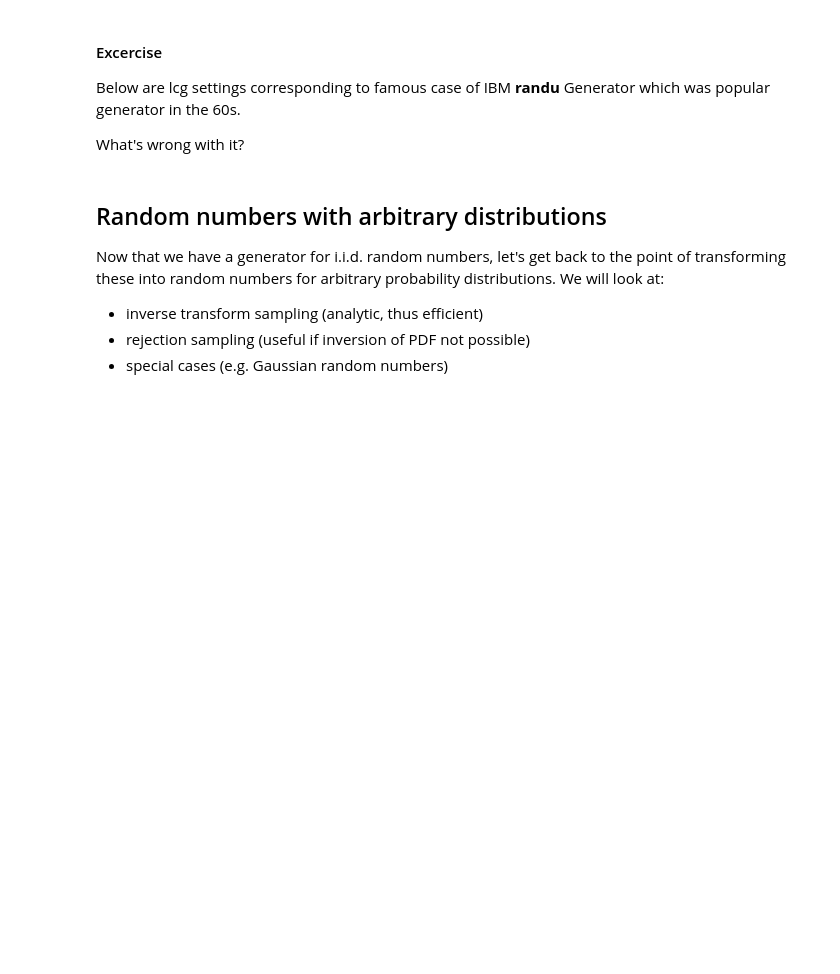
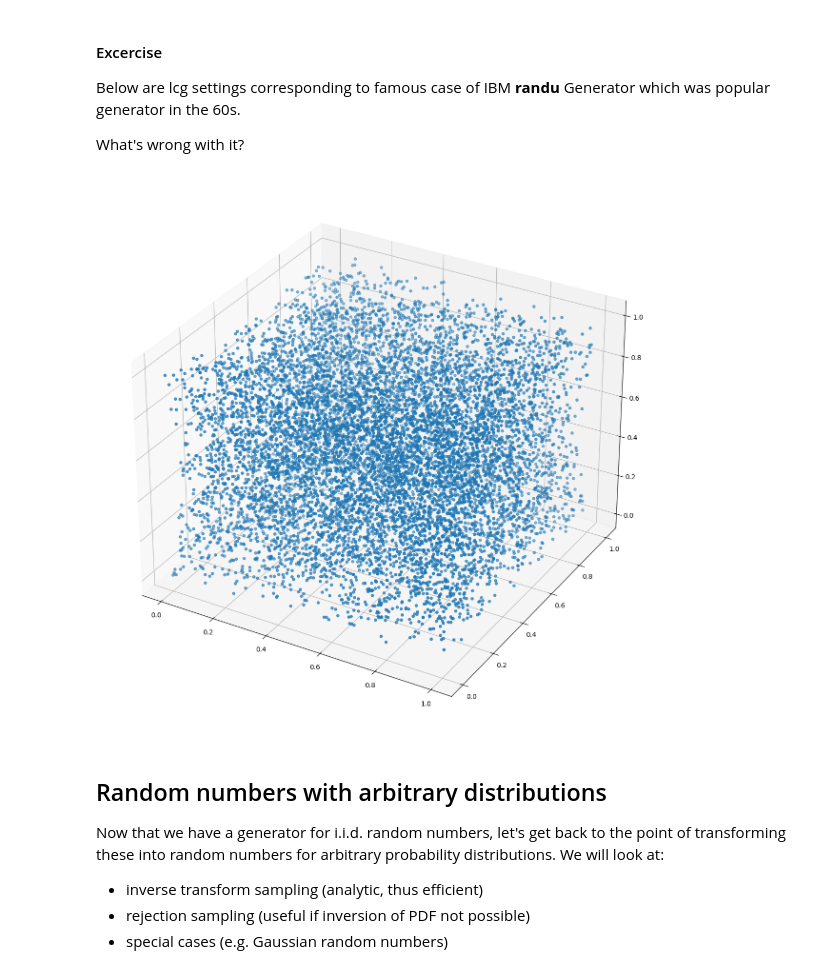
Before and after one commit to KohlensaeureJunk/DataAnalysiswithML, a Jupyter notebook: RandomNumbers.ipynb, the cells around one changed output. Saved outputs shown, nothing was run; the diff lists cells and outputs as text; code cells hidden in the pictures; blank space fills up the shorter version.

```diff
--- a/RandomNumbers.ipynb
+++ b/RandomNumbers.ipynb
@@ -172,16 +212,17 @@ What's wrong with it?
 # %%
 import numpy as np
 import matplotlib.pyplot as plt
-%matplotlib widget
 # currently only works on jupyterhub with python3.10 env
 m = 2147483648
 fr = lin_cong_iter(a=65539, c=0, m=m, I_0=10)
 ntot=30000
-lr=np.array([ next(fr)/m for i in range(ntot)])
-fig = plt.figure()
+lr=np.array([ next(fr)/m for _ in range(ntot)])
+fig = plt.figure(figsize=(15,15))
 ax = fig.add_subplot(projection='3d')
-ax.scatter(lr[0::3],lr[1::3],lr[2::3],marker='.')
+ax.scatter(lr[0::3],lr[1::3],lr[2::3],marker='.',s=60)
 plt.show()
+# %% [output]
+[figure, added]
 # %% [markdown]
 ## Random numbers with arbitrary distributions
 Now that we have a generator for i.i.d. random numbers, let's get back to the point of transforming these into random numbers for arbitrary probability distributions. We will look at:
```
Also changed, not shown: parts of 35 cells of this notebook.
